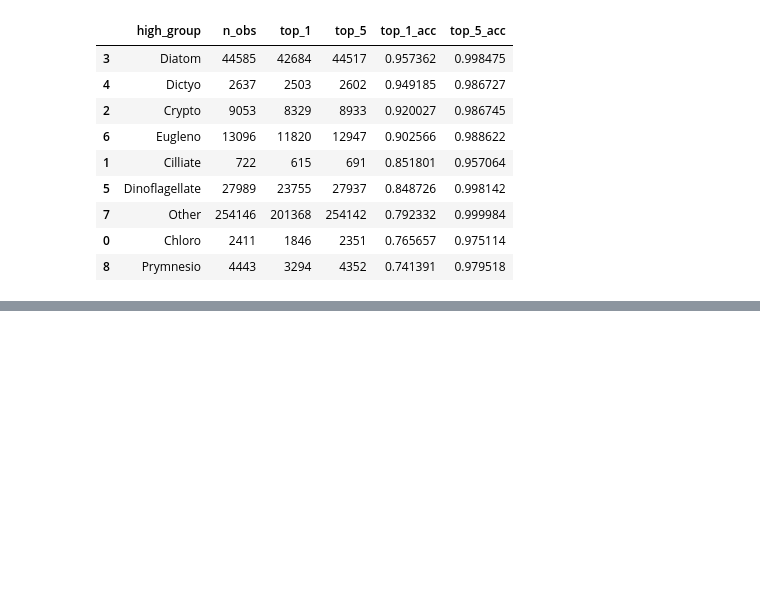
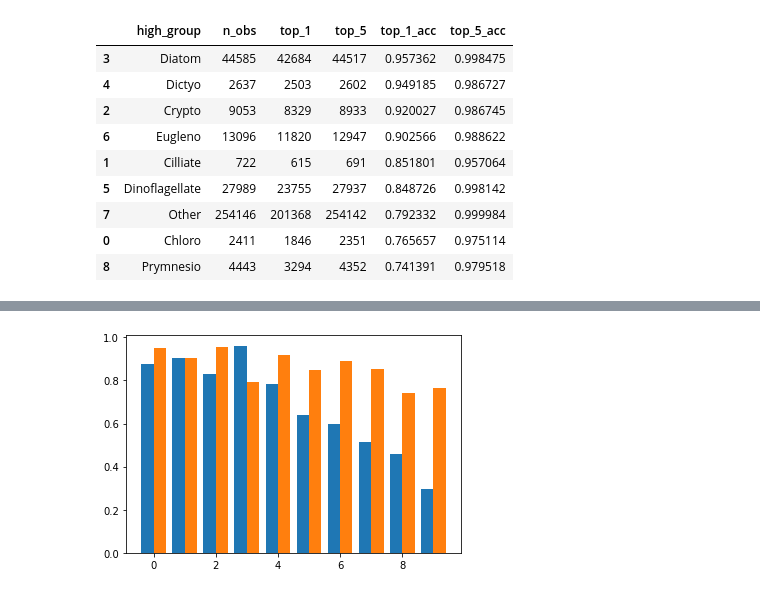
Before and after one commit to ifcb-utopia/ml-workflow, a Jupyter notebook: notebooks/check_model_accuracy.ipynb, the cells around one changed output, grey strips where cells are left out. Saved outputs shown, nothing was run; the diff lists cells and outputs as text; code cells hidden in the pictures; blank space fills up the shorter version.

```diff
--- a/notebooks/check_model_accuracy.ipynb
+++ b/notebooks/check_model_accuracy.ipynb
@@ -116,0 +205,11 @@ test_agg.sort_values('top_1_acc', ascending=False)
+# %%
+def get_classification_report(y_test, y_pred):
+    '''Source: https://stackoverflow.com/questions/39662398/scikit-learn-output-metrics-classification-report-into-csv-tab-delimited-format'''
+    from sklearn import metrics
+    report = metrics.classification_report(y_test, y_pred, output_dict=True)
+    df_classification_report = pd.DataFrame(report).transpose()
+    df_classification_report = df_classification_report.sort_values(by=['f1-score'], ascending=False)
+    return df_classification_report
+# %%
+df_cr = get_classification_report(df.true_label,df.pred_label)
+df_cr
@@ -116,0 +231,2 @@ test_agg.sort_values('top_1_acc', ascending=False)
+# %%
+df_cr = df_cr.drop(['weighted avg','accuracy','macro avg'])
@@ -116,0 +252,7 @@ test_agg.sort_values('top_1_acc', ascending=False)
+# %%
+x = np.arange(10)
+plt.bar(x-0.2,df_cr.precision,0.4)
+plt.bar(x+0.2,df_cr.recall,0.4)
+plt.show()
+# %% [output]
+[figure, added]
```
Also changed, not shown: parts of 21 cells of this notebook.
